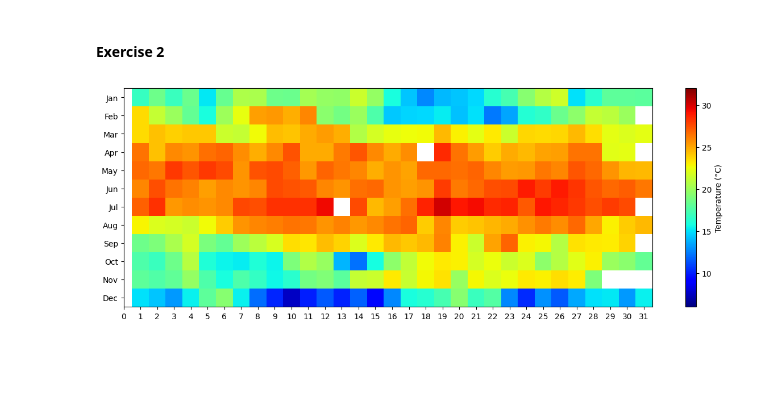
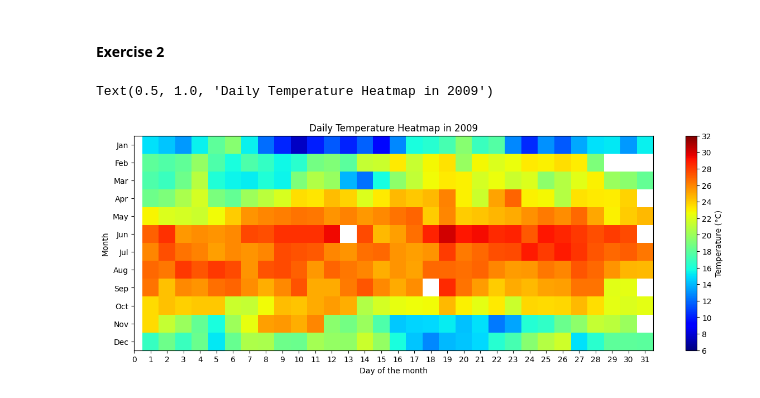
Before and after one commit to doanhlee04/LEARNING-, a Jupyter notebook: TMINH_Midterm.ipynb, the cells around one changed output. Saved outputs shown, nothing was run; the diff lists cells and outputs as text; code cells hidden in the pictures; blank space fills up the shorter version.

```diff
--- a/TMINH_Midterm.ipynb
+++ b/TMINH_Midterm.ipynb
@@ -64,16 +64,23 @@ plt.grid()
 # %%
 x_axis = np.arange(1,32,1)
 y_axis = np.arange(1,13,1)
-data = df.T
+data = df.T[::-1]
 x_axis, y_axis = np.meshgrid(x_axis, y_axis)
 
 plt.figure(figsize=(15,5))
 cm = plt.pcolormesh(x_axis, y_axis, data, cmap = 'jet', vmin=6, vmax=32)      #this is the pcolormesh
 
 plt.xticks(range(32),range(32))
 plt.yticks(range(12,0,-1), months)
 
 cbar = plt.colorbar(cm)
 cbar.set_label('Temperature (°C)')
+cbar.set_ticks(range(6,33,2))  # Positions of ticks
+cbar.set_ticklabels(range(6,33,2))
+
+plt.ylabel("Month")
+plt.xlabel("Day of the month")
+plt.title("Daily Temperature Heatmap in 2009")
 # %% [output]
+Text(0.5, 1.0, 'Daily Temperature Heatmap in 2009')
-[figure, old version]
+[figure, new version]
```
Also changed, not shown: parts of 3 cells of this notebook.
